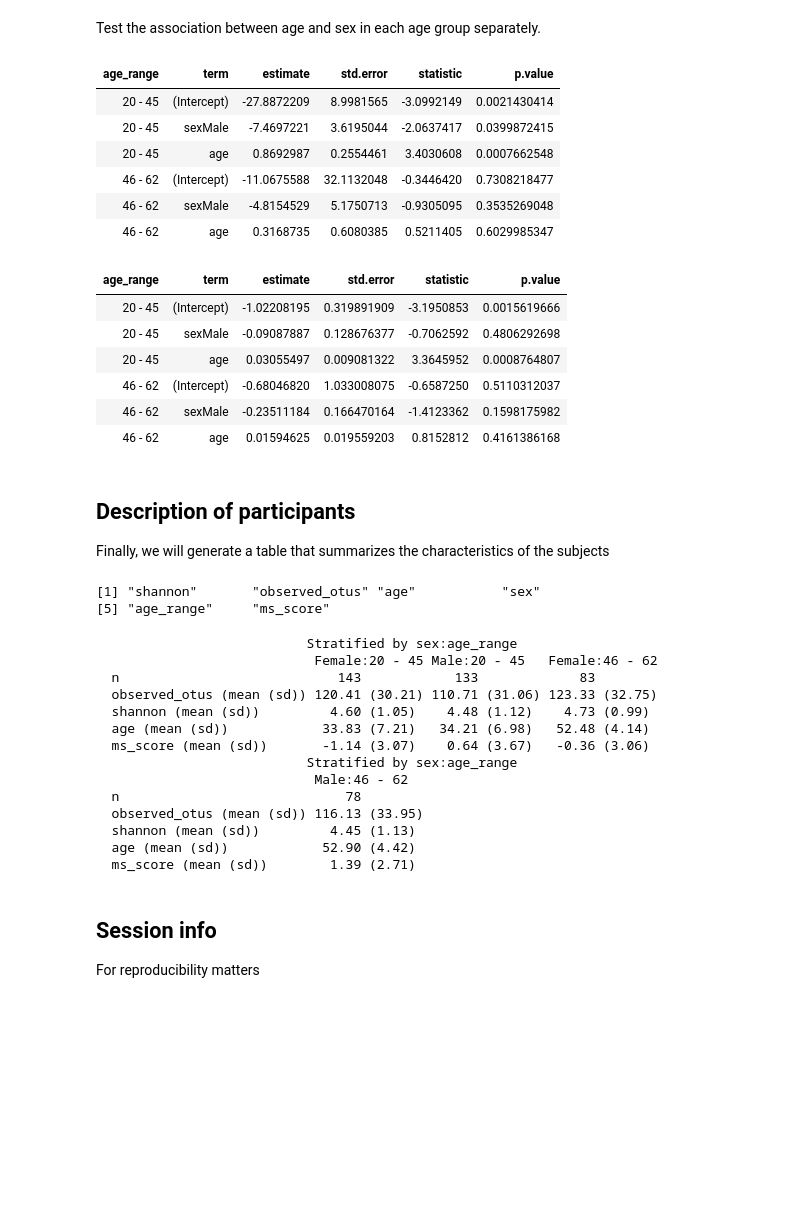
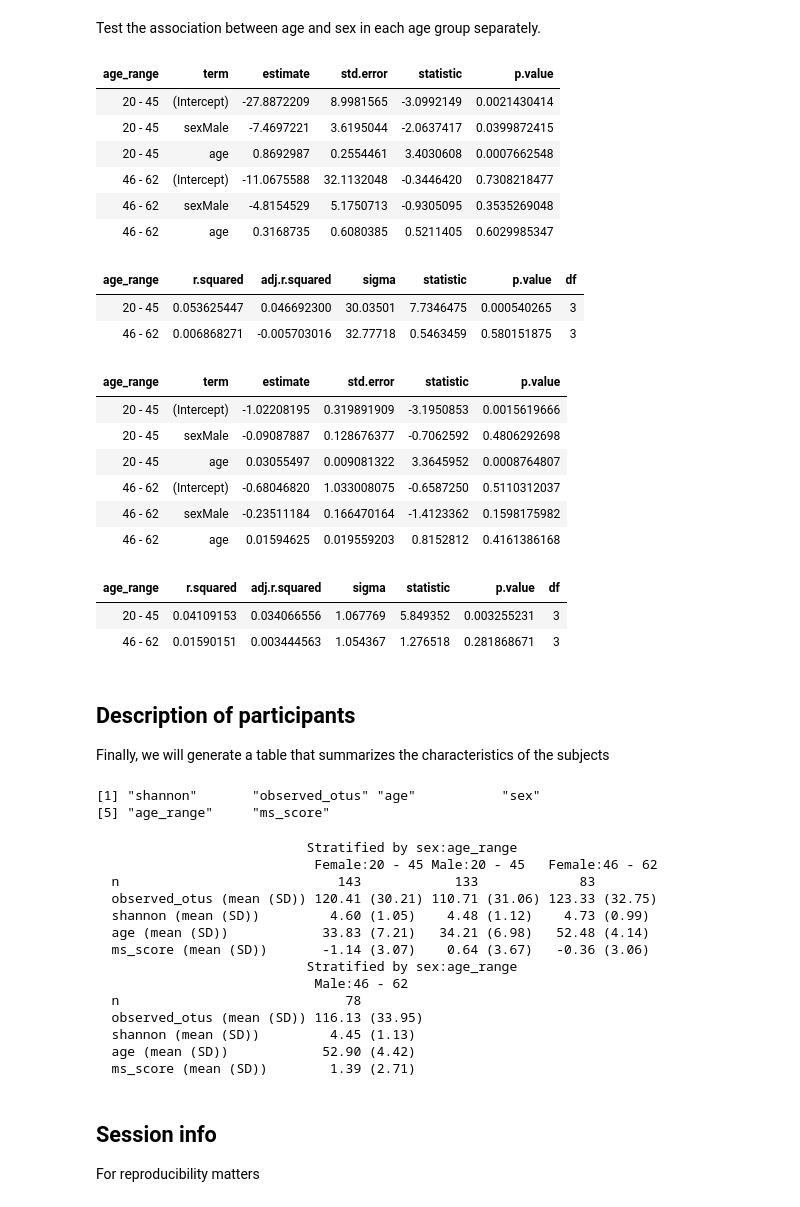
Before and after one commit to jacodela/microbio_aDiv, a Jupyter notebook: Colombia_Analyses/Col_data.ipynb, the cells around one changed output. Cells and saved outputs as stored; diff of their text form; code cells hidden in the pictures; blank space fills up the shorter version.

```diff
--- a/Colombia_Analyses/Col_data.ipynb
+++ b/Colombia_Analyses/Col_data.ipynb
@@ -580,35 +606,49 @@ age and sex in each age group separately.
 # %%
 # Fit separate linear models by each age group
 # SV richness
 richness_group_lm = adj_alpha_age %>% group_by(age_range) %>%
   do(richn_lm = lm(observed_otus ~ sex + age, data = .)  %>% summary())
 
 # get the coefficients by group in a tidy data_frame
 otu_group_coef = tidy(richness_group_lm, richn_lm)
 otu_group_coef
 
+# R2 of the regression
+otu_group_R2 = glance(richness_group_lm, richn_lm)
+otu_group_R2
+
 # Shannon index
 shannon_group_lm = adj_alpha_age %>% group_by(age_range) %>%
   do(shann_lm = lm(shannon ~ sex + age, data = .) %>% summary())
 
 # get the coefficients by group in a tidy data_frame
 shannon_group_coef = tidy(shannon_group_lm, shann_lm)
 shannon_group_coef
+
+# R2 of the regression
+shannon_group_R2 = glance(shannon_group_lm, shann_lm)
+shannon_group_R2
 # %% [output]
 | age_range | term | estimate | std.error | statistic | p.value |
 | 20 - 45 | (Intercept) | -27.8872209 | 8.9981565 | -3.0992149 | 0.0021430414 |
 | 20 - 45 | sexMale | -7.4697221 | 3.6195044 | -2.0637417 | 0.0399872415 |
 | 20 - 45 | age | 0.8692987 | 0.2554461 | 3.4030608 | 0.0007662548 |
 | 46 - 62 | (Intercept) | -11.0675588 | 32.1132048 | -0.3446420 | 0.7308218477 |
 | 46 - 62 | sexMale | -4.8154529 | 5.1750713 | -0.9305095 | 0.3535269048 |
 | 46 - 62 | age | 0.3168735 | 0.6080385 | 0.5211405 | 0.6029985347 |
-| age_range | term | estimate | std.error | statistic | p.value |
-| 20 - 45 | (Intercept) | -1.02208195 | 0.319891909 | -3.1950853 | 0.0015619666 |
-| 20 - 45 | sexMale | -0.09087887 | 0.128676377 | -0.7062592 | 0.4806292698 |
-| 20 - 45 | age | 0.03055497 | 0.009081322 | 3.3645952 | 0.0008764807 |
-| 46 - 62 | (Intercept) | -0.68046820 | 1.033008075 | -0.6587250 | 0.5110312037 |
-| 46 - 62 | sexMale | -0.23511184 | 0.166470164 | -1.4123362 | 0.1598175982 |
-| 46 - 62 | age | 0.01594625 | 0.019559203 | 0.8152812 | 0.4161386168 |
+| age_range | r.squared | adj.r.squared | sigma | statistic | p.value | df |
+| 20 - 45 | 0.053625447 | 0.046692300 | 30.03501 | 7.7346475 | 0.000540265 | 3 |
+| 46 - 62 | 0.006868271 | -0.005703016 | 32.77718 | 0.5463459 | 0.580151875 | 3 |
+| age_range | term | estimate | std.error | statistic | p.value |
+| 20 - 45 | (Intercept) | -1.02208195 | 0.319891909 | -3.1950853 | 0.0015619666 |
+| 20 - 45 | sexMale | -0.09087887 | 0.128676377 | -0.7062592 | 0.4806292698 |
+| 20 - 45 | age | 0.03055497 | 0.009081322 | 3.3645952 | 0.0008764807 |
+| 46 - 62 | (Intercept) | -0.68046820 | 1.033008075 | -0.6587250 | 0.5110312037 |
+| 46 - 62 | sexMale | -0.23511184 | 0.166470164 | -1.4123362 | 0.1598175982 |
+| 46 - 62 | age | 0.01594625 | 0.019559203 | 0.8152812 | 0.4161386168 |
+| age_range | r.squared | adj.r.squared | sigma | statistic | p.value | df |
+| 20 - 45 | 0.04109153 | 0.034066556 | 1.067769 | 5.849352 | 0.003255231 | 3 |
+| 46 - 62 | 0.01590151 | 0.003444563 | 1.054367 | 1.276518 | 0.281868671 | 3 |
 # %% [markdown]
 ## Description of participants
 Finally, we will generate a table that summarizes the characteristics of the subjects
@@ -624,24 +664,24 @@ col_subj_des = CreateTableOne(vars = cont_vars, strata = strat_vars,
                               data = alpha_age_dat, test = F)
 
 # Print the table
-print(col_subj_des)
+col_subj_des
 # %% [output]
 [1] "shannon"       "observed_otus" "age"           "sex"
 [5] "age_range"     "ms_score"
                            Stratified by sex:age_range
                             Female:20 - 45 Male:20 - 45   Female:46 - 62
   n                            143            133             83
-  observed_otus (mean (sd)) 120.41 (30.21) 110.71 (31.06) 123.33 (32.75)
-  shannon (mean (sd))         4.60 (1.05)    4.48 (1.12)    4.73 (0.99)
-  age (mean (sd))            33.83 (7.21)   34.21 (6.98)   52.48 (4.14)
-  ms_score (mean (sd))       -1.14 (3.07)    0.64 (3.67)   -0.36 (3.06)
+  observed_otus (mean (SD)) 120.41 (30.21) 110.71 (31.06) 123.33 (32.75)
+  shannon (mean (SD))         4.60 (1.05)    4.48 (1.12)    4.73 (0.99)
+  age (mean (SD))            33.83 (7.21)   34.21 (6.98)   52.48 (4.14)
+  ms_score (mean (SD))       -1.14 (3.07)    0.64 (3.67)   -0.36 (3.06)
                            Stratified by sex:age_range
                             Male:46 - 62
   n                             78
-  observed_otus (mean (sd)) 116.13 (33.95)
-  shannon (mean (sd))         4.45 (1.13)
-  age (mean (sd))            52.90 (4.42)
-  ms_score (mean (sd))        1.39 (2.71)
+  observed_otus (mean (SD)) 116.13 (33.95)
+  shannon (mean (SD))         4.45 (1.13)
+  age (mean (SD))            52.90 (4.42)
+  ms_score (mean (SD))        1.39 (2.71)
 # %% [markdown]
 ## Session info
 For reproducibility matters
```
Also changed, not shown: parts of 7 cells of this notebook, 3 other files.
